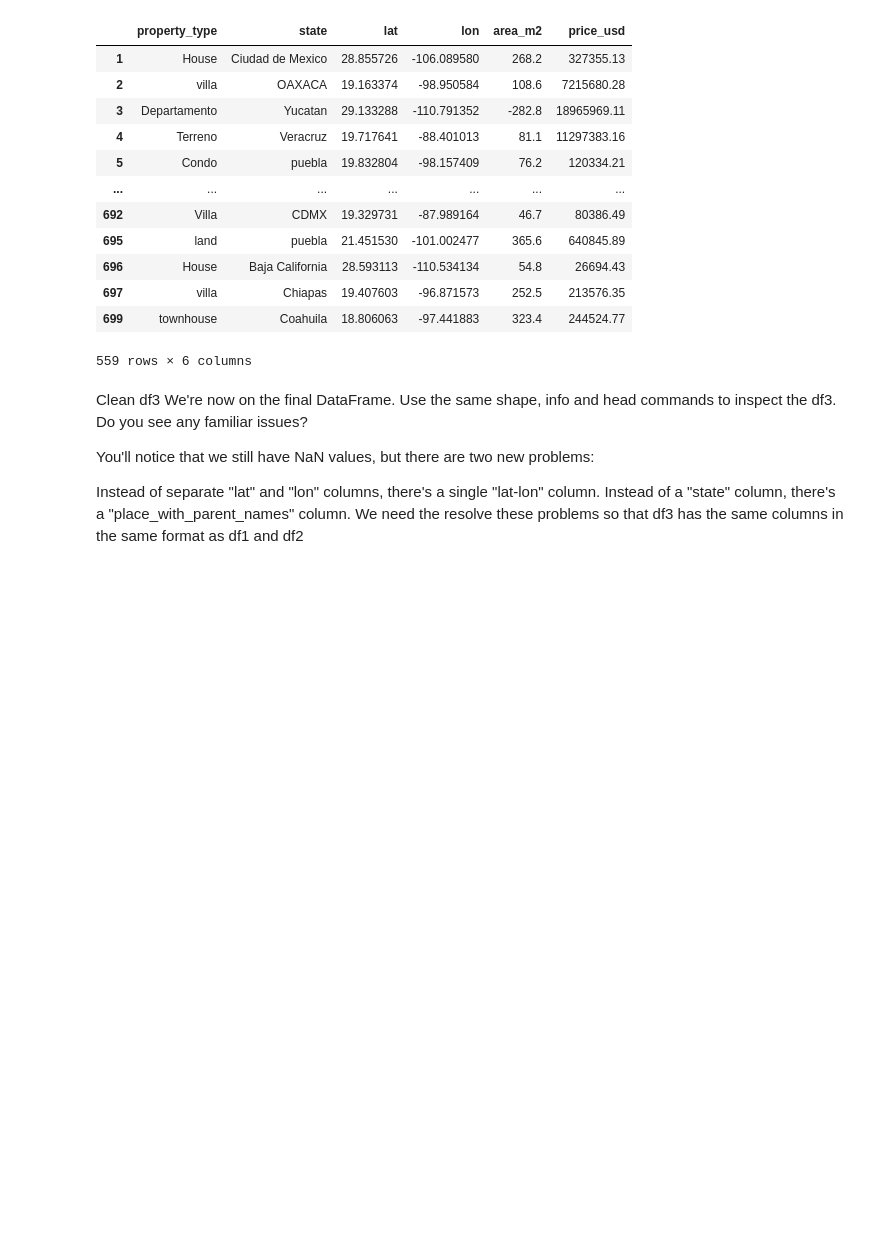
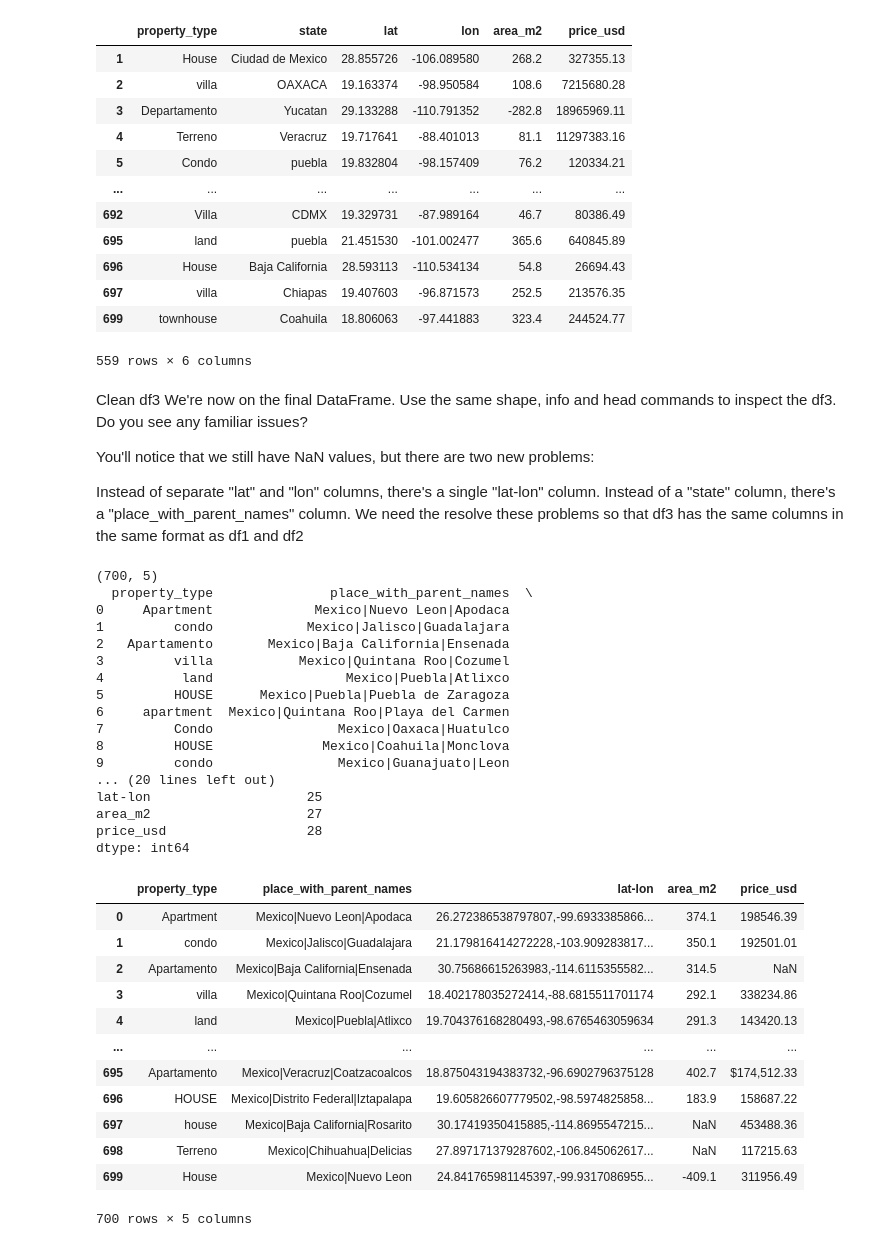
Before and after one commit to Dilajohn/Data-science-tutorials, a Jupyter notebook: data_wrangling_with_pandas.ipynb, the cells around one changed output. Drawn from its saved outputs; the diff is of its cells as text; code cells hidden in the pictures; blank space fills up the shorter version.

```diff
--- a/data_wrangling_with_pandas.ipynb
+++ b/data_wrangling_with_pandas.ipynb
@@ -165,3 +165,41 @@ You'll notice that we still have NaN values, but there are two new problems:
 Instead of separate "lat" and "lon" columns, there's a single "lat-lon" column.
 Instead of a "state" column, there's a "place_with_parent_names" column.
 We need the resolve these problems so that df3 has the same columns in the same format as df1 and df2
+# %%
+print(df3.shape)
+print(df3.head(10))
+print(df3.dtypes)
+print(df3.isnull().sum())
+
+df3
+# %% [output]
+(700, 5)
+  property_type               place_with_parent_names  \
+0     Apartment             Mexico|Nuevo Leon|Apodaca
+1         condo            Mexico|Jalisco|Guadalajara
+2   Apartamento       Mexico|Baja California|Ensenada
+3         villa           Mexico|Quintana Roo|Cozumel
+4          land                 Mexico|Puebla|Atlixco
+5         HOUSE      Mexico|Puebla|Puebla de Zaragoza
+6     apartment  Mexico|Quintana Roo|Playa del Carmen
+7         Condo                Mexico|Oaxaca|Huatulco
+8         HOUSE              Mexico|Coahuila|Monclova
+9         condo                Mexico|Guanajuato|Leon
+... (20 lines left out)
+lat-lon                    25
+area_m2                    27
+price_usd                  28
+dtype: int64
+|  | property_type | place_with_parent_names | lat-lon | area_m2 | price_usd |
+| 0 | Apartment | Mexico|Nuevo Leon|Apodaca | 26.272386538797807,-99.6933385866... | 374.1 | 198546.39 |
+| 1 | condo | Mexico|Jalisco|Guadalajara | 21.179816414272228,-103.909283817... | 350.1 | 192501.01 |
+| 2 | Apartamento | Mexico|Baja California|Ensenada | 30.75686615263983,-114.6115355582... | 314.5 | NaN |
+| 3 | villa | Mexico|Quintana Roo|Cozumel | 18.402178035272414,-88.6815511701174 | 292.1 | 338234.86 |
+| 4 | land | Mexico|Puebla|Atlixco | 19.704376168280493,-98.6765463059634 | 291.3 | 143420.13 |
+| ... | ... | ... | ... | ... | ... |
+| 695 | Apartamento | Mexico|Veracruz|Coatzacoalcos | 18.875043194383732,-96.6902796375128 | 402.7 | $174,512.33 |
+| 696 | HOUSE | Mexico|Distrito Federal|Iztapalapa | 19.605826607779502,-98.5974825858... | 183.9 | 158687.22 |
+| 697 | house | Mexico|Baja California|Rosarito | 30.17419350415885,-114.8695547215... | NaN | 453488.36 |
+| 698 | Terreno | Mexico|Chihuahua|Delicias | 27.897171379287602,-106.845062617... | NaN | 117215.63 |
+| 699 | House | Mexico|Nuevo Leon | 24.841765981145397,-99.9317086955... | -409.1 | 311956.49 |
+700 rows × 5 columns
```
Also changed, not shown: parts of 2 cells of this notebook.
